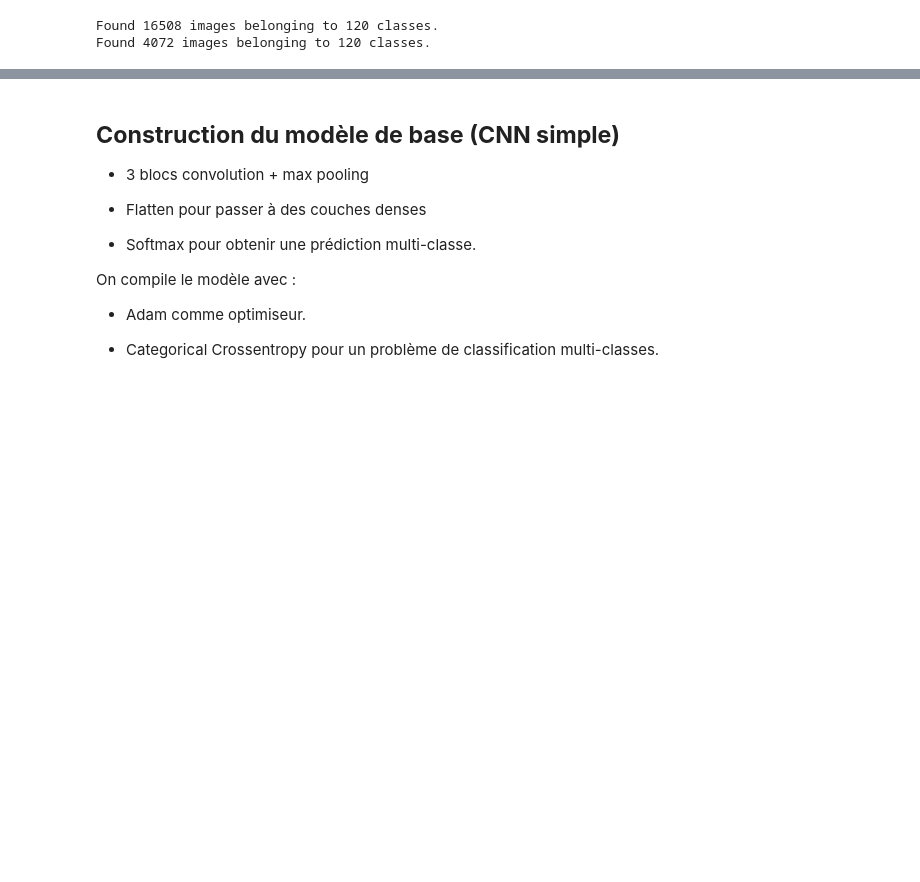
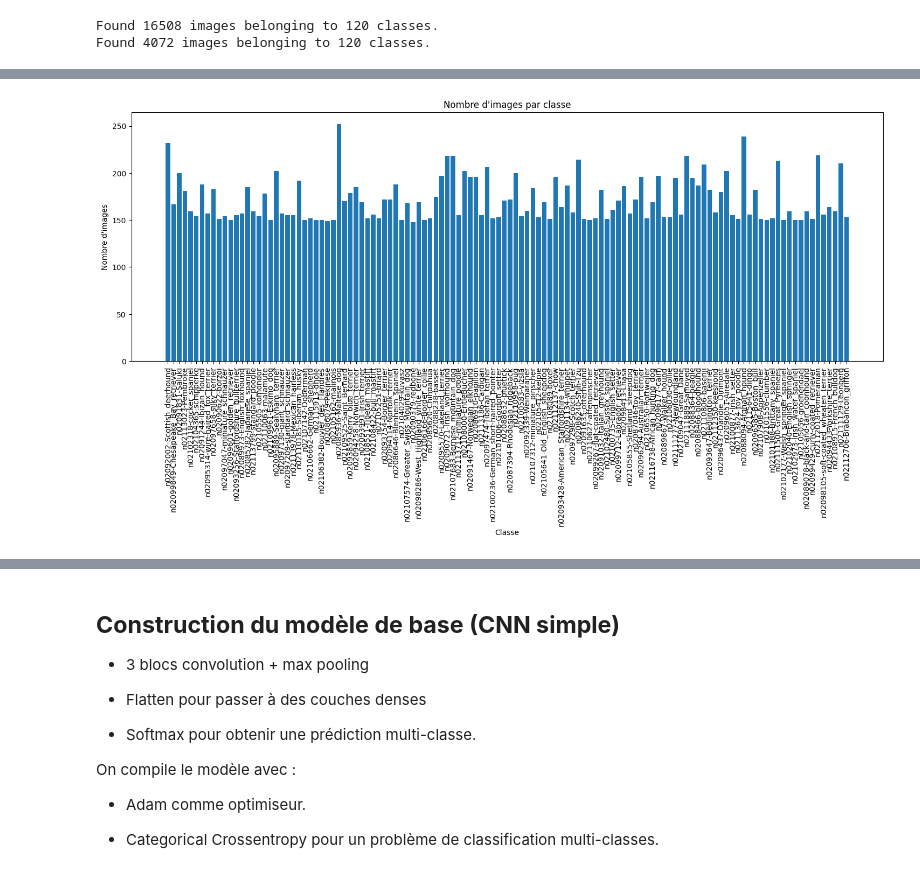
Before and after one commit to J-oker555/DogsBreedId, a Jupyter notebook: Notebooks/Processing.ipynb, the cells around one changed output, grey strips where cells are left out. Saved outputs shown, nothing was run; the diff lists cells and outputs as text; code cells hidden in the pictures; blank space fills up the shorter version.

```diff
--- a/Notebooks/Processing.ipynb
+++ b/Notebooks/Processing.ipynb
@@ -91,0 +116,19 @@ Found 4072 images belonging to 120 classes.
+# %%
+from collections import Counter
+
+# Compter les images par classe
+class_counts = {}
+for class_name in classes:
+    class_folder = os.path.join(DATA_DIR, class_name)
+    class_counts[class_name] = len(os.listdir(class_folder))
+
+# Afficher
+plt.figure(figsize=(18, 6))
+plt.bar(class_counts.keys(), class_counts.values())
+plt.xticks(rotation=90)
+plt.title("Nombre d'images par classe")
+plt.xlabel("Classe")
+plt.ylabel("Nombre d'images")
+plt.show()
+# %% [output]
+[figure, added]
```
Also changed, not shown: parts of 3 cells of this notebook, 2 other files.
